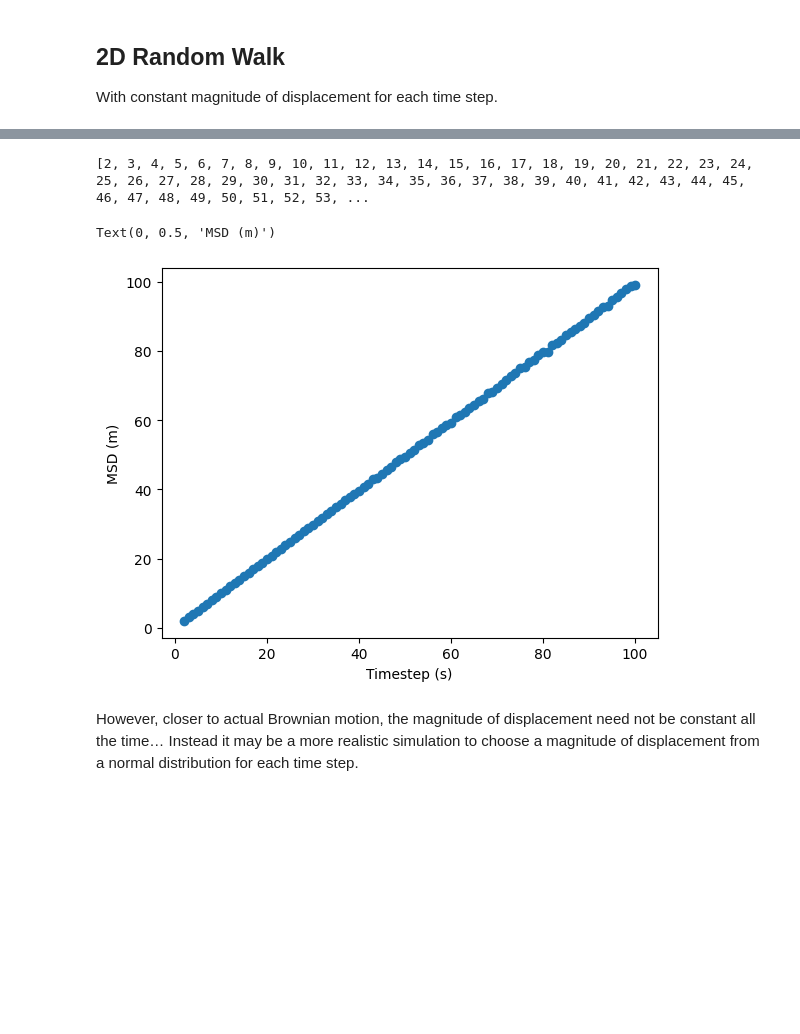
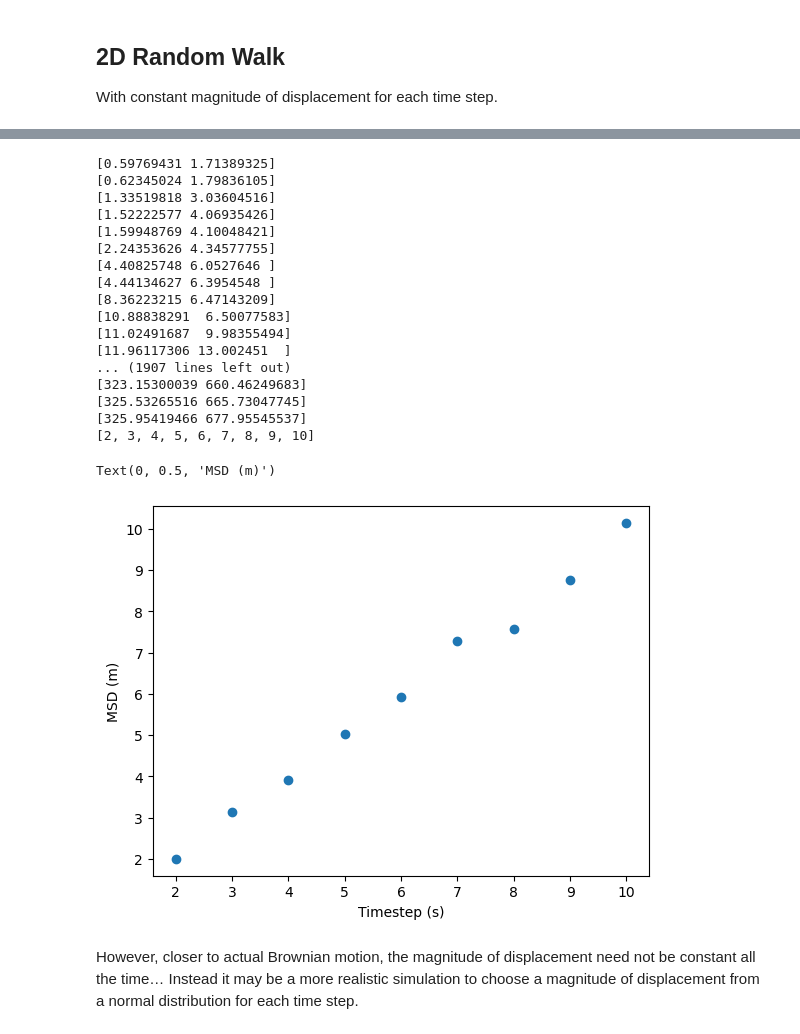
Before and after one commit to hermitian-max/PHYS2020-Brownian-Motion, a Jupyter notebook: simulation.ipynb, the cells around one changed output, grey strips where cells are left out. Cells and saved outputs as stored; diff of their text form; code cells hidden in the pictures; blank space fills up the shorter version.

```diff
--- a/simulation.ipynb
+++ b/simulation.ipynb
@@ -62,15 +77,31 @@ print(calculate_MSD(50, particle3))
 # %%
-particle1 = generate_trajectory(1000000, starting_position)
-particle1_data = generate_MSD_dataset(100, particle1)
+particle1 = generate_trajectory(1000, starting_position)
+particle1_data = generate_MSD_dataset(10, particle1)
 
 plt.scatter(particle1_data[0], particle1_data[1])
 print(particle1_data[0])
 plt.xlabel('Timestep (s)')
 plt.ylabel('MSD (m)' )
 # %% [output]
-[2, 3, 4, 5, 6, 7, 8, 9, 10, 11, 12, 13, 14, 15, 16, 17, 18, 19, 20, 21, 22, 23, 24, 25, 26, 27, 28, 29, 30, 31, 32, 33, 34, 35, 36, 37, 38, 39, 40, 41, 42, 43, 44, 45, 46, 47, 48, 49, 50, 51, 52, 53, ...
+[0.59769431 1.71389325]
+[0.62345024 1.79836105]
+[1.33519818 3.03604516]
+[1.52222577 4.06935426]
+[1.59948769 4.10048421]
+[2.24353626 4.34577755]
+[4.40825748 6.0527646 ]
+[4.44134627 6.3954548 ]
+[8.36223215 6.47143209]
+[10.88838291  6.50077583]
+[11.02491687  9.98355494]
+[11.96117306 13.002451  ]
+... (1907 lines left out)
+[323.15300039 660.46249683]
+[325.53265516 665.73047745]
+[325.95419466 677.95545537]
+[2, 3, 4, 5, 6, 7, 8, 9, 10]
 Text(0, 0.5, 'MSD (m)')
-[figure, old version]
+[figure, new version]
 # %% [markdown]
 However, closer to actual Brownian motion, the magnitude of displacement need not be constant all the time… Instead it may be a more realistic simulation to choose a magnitude of displacement from a normal distribution for each time step.
 # %%
```
Also changed, not shown: parts of 16 cells of this notebook, 10 other files.
